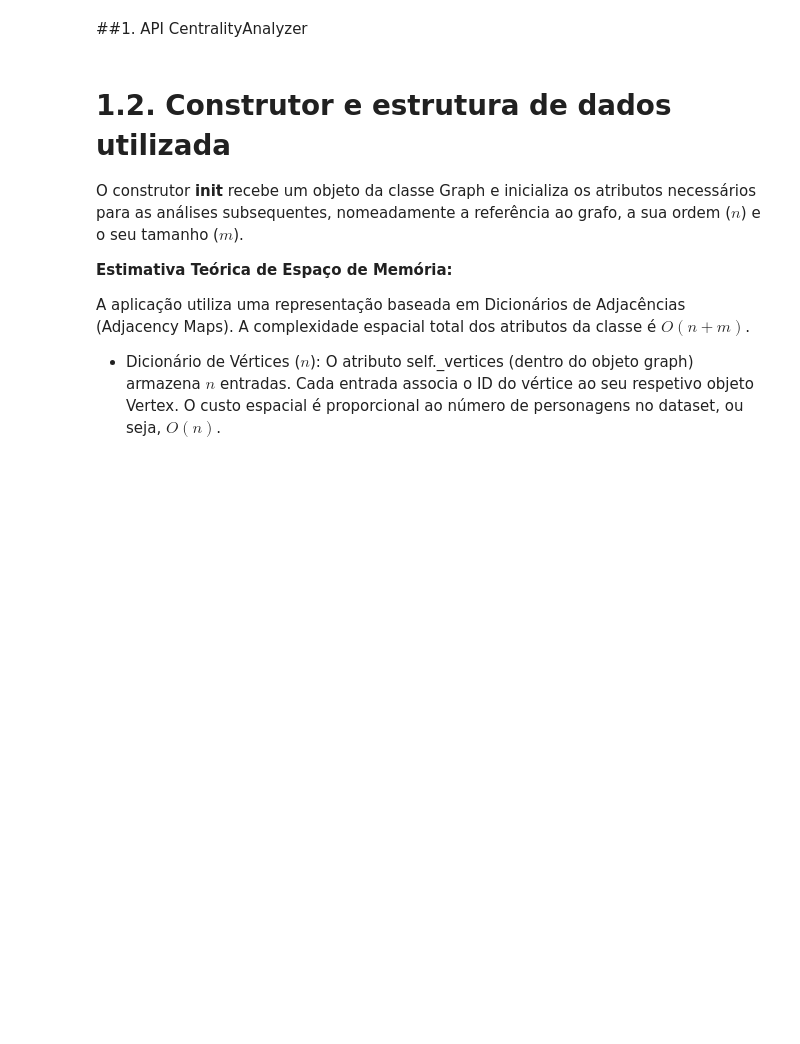
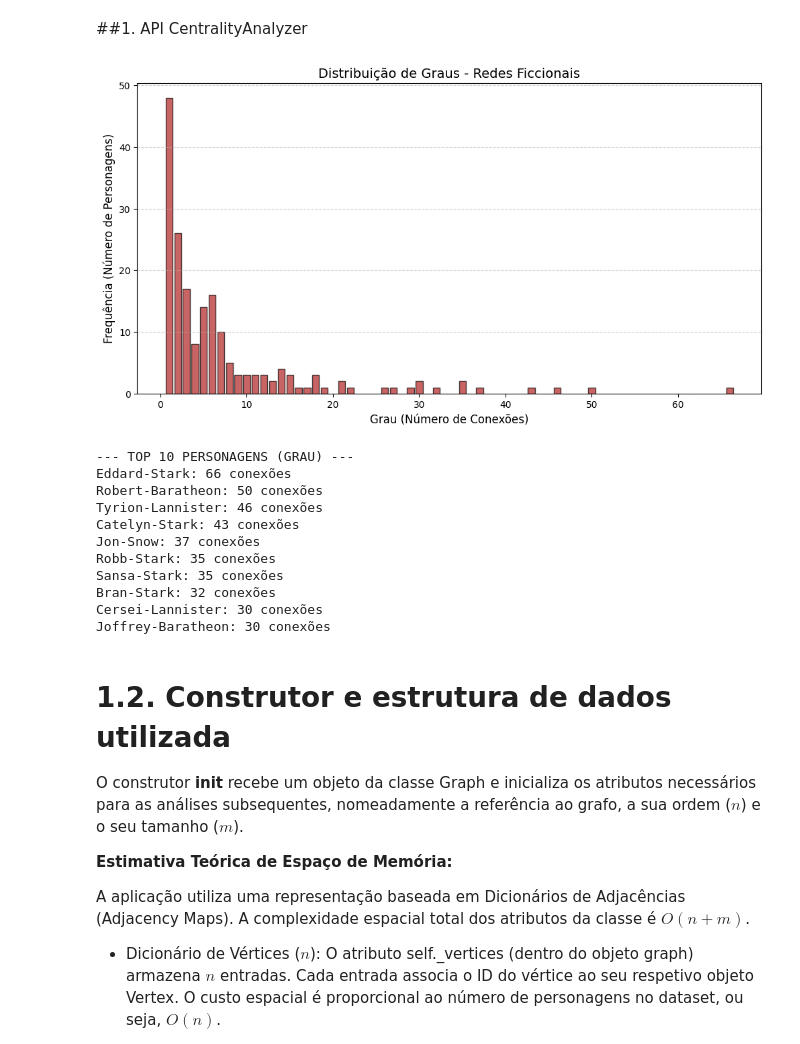
Before and after one commit to franciscoap-silva/mini_trabalho_daa, a Jupyter notebook: mini_trabalho_daa.ipynb, the cells around one changed output. Saved outputs shown, nothing was run; the diff lists cells and outputs as text; code cells hidden in the pictures; blank space fills up the shorter version.

```diff
--- a/mini_trabalho_daa.ipynb
+++ b/mini_trabalho_daa.ipynb
@@ -199,5 +201,30 @@ class Graph:
                 w   = float(row.get('weight', 1))
                 g.insert_edge(src, tgt, w)
         return g
-
- class
+# %%
+import os
+
+# Dicionário para armazenar os grafos importados
+loaded_graphs = {}
+
+# Obter todos os ficheiros no diretório atual
+all_files = os.listdir('.')
+
+print("A procurar ficheiros CSV no diretório atual...")
+
+for file_name in all_files:
+    if file_name.endswith('.csv'):
+        print(f"A importar o ficheiro: {file_name}")
+        try:
+            # Assumindo que a função Graph.from_csv está definida para carregar o grafo
+            graph = Graph.from_csv(file_name)
+            loaded_graphs[file_name] = graph
+            print(f"'{file_name}' importado com sucesso. Número de vértices: {graph.order()}, Número de arestas: {graph.size()}")
+        except Exception as e:
+            print(f"Erro ao importar '{file_name}': {e}")
+
+if loaded_graphs:
+    print("\nTodos os ficheiros CSV encontrados foram carregados para o dicionário 'loaded_graphs'.")
+    print("Ficheiros carregados:", list(loaded_graphs.keys()))
+else:
+    print("\nNenhum ficheiro CSV encontrado ou carregado.")
@@ -439,27 +479,42 @@ class CentralityAnalyzer:
 # %%
 # 1. Obter a distribuição
+graph = Graph.from_csv('got_book1.csv') # Carregue o seu ficheiro CSV
+analyzer = CentralityAnalyzer(graph)
 dist = analyzer.degree_distribution()
 
 # 2. Preparar os dados para o Matplotlib
 graus = sorted(dist.keys())
 frequencias = [dist[g] for g in graus]
 
 # 3. Criar o gráfico
 plt.figure(figsize=(12, 6))
 plt.bar(graus, frequencias, color='firebrick', edgecolor='black', alpha=0.7)
 
 # Formatação (importante para o relatório)
 plt.title("Distribuição de Graus - Redes Ficcionais", fontsize=14)
 plt.xlabel("Grau (Número de Conexões)", fontsize=12)
 plt.ylabel("Frequência (Número de Personagens)", fontsize=12)
 plt.grid(axis='y', linestyle='--', alpha=0.6)
 
 plt.show()
 
 # 4. Imprimir o Top 10
 print("--- TOP 10 PERSONAGENS (GRAU) ---")
 for nome, valor in analyzer.get_top_10_degree():
     print(f"{nome}: {valor} conexões")
+# %% [output]
+[figure, added]
+--- TOP 10 PERSONAGENS (GRAU) ---
+Eddard-Stark: 66 conexões
+Robert-Baratheon: 50 conexões
+Tyrion-Lannister: 46 conexões
+Catelyn-Stark: 43 conexões
+Jon-Snow: 37 conexões
+Robb-Stark: 35 conexões
+Sansa-Stark: 35 conexões
+Bran-Stark: 32 conexões
+Cersei-Lannister: 30 conexões
+Joffrey-Baratheon: 30 conexões
 # %% [markdown]
 # 1.2. Construtor e estrutura de dados utilizada
 
```
Also changed, not shown: parts of 3 cells of this notebook.
